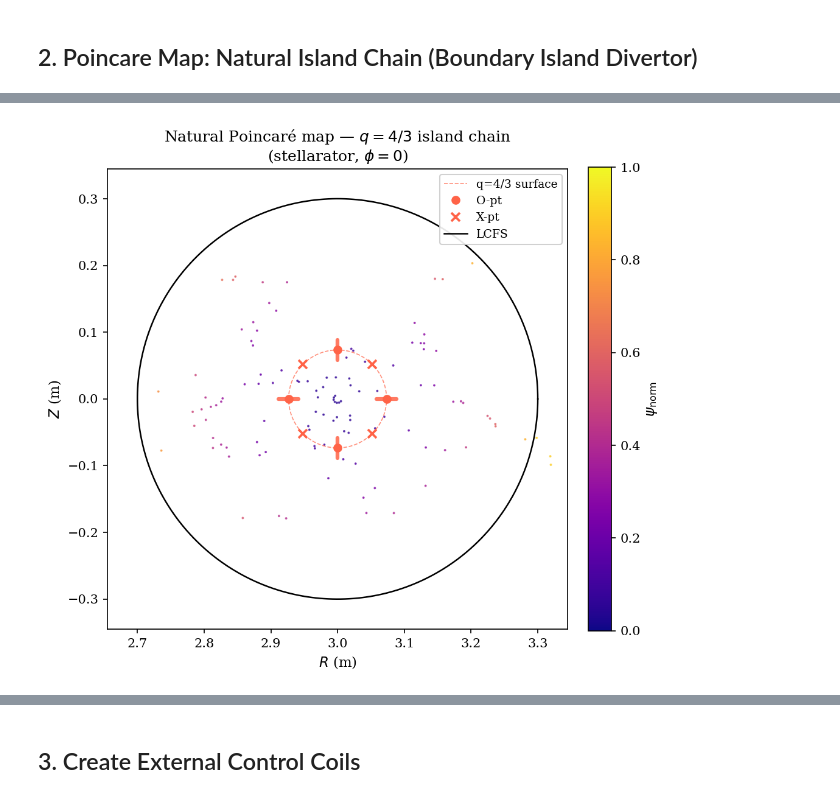
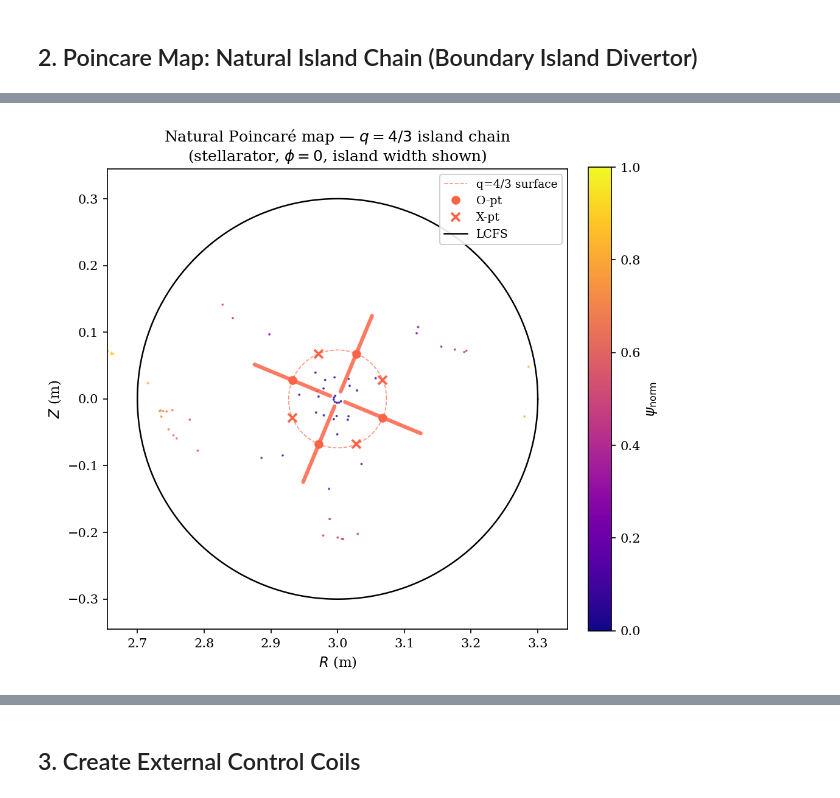
Before and after one commit to WenyinWei/pyna, a Jupyter notebook: notebooks/tutorials/stellarator_island_control.ipynb, the cells around one changed output, grey strips where cells are left out. Saved outputs shown, nothing was run; the diff lists cells and outputs as text; code cells hidden in the pictures.

```diff
--- a/notebooks/tutorials/stellarator_island_control.ipynb
+++ b/notebooks/tutorials/stellarator_island_control.ipynb
@@ -83,30 +107,22 @@ SimpleStellarartor(R0=3.0 m, r0=0.3 m, B0=1.0 T, q=[1.1, 5.0], m_h=4, n_h=3, ε_
 # %% [markdown]
 ## 2. Poincare Map: Natural Island Chain (Boundary Island Divertor)
 # %%
-# Target island: q = 4/3 (exists in the plasma)
-TARGET_M, TARGET_N = 4, 3
+# N_TRANSITS=8 for speed; ~16 field lines around full cross-section + resonance detail
+N_TRANSITS = 8
 
-N_TRANSITS = 8  # tutorial: 8 turns is enough to show island structure
-
-# Radial scan: covers whole plasma cross-section
-R_starts = np.linspace(stella.R0 + 0.02*stella.r0, stella.R0 + 0.93*stella.r0, 10)  # 10 radial lines
+R_starts = np.linspace(stella.R0 + 0.02*stella.r0, stella.R0 + 0.93*stella.r0, 10)
 start_pts_radial = np.column_stack([R_starts, np.zeros(len(R_starts)), np.zeros(len(R_starts))])
-# Near-resonance detail
 start_pts_resonance = stella.start_points_near_resonance(TARGET_M, TARGET_N, n_lines=6, delta_psi=0.06)
 start_pts = np.vstack([start_pts_radial, start_pts_resonance])
 
-print(f'Tracing {len(start_pts)} field lines near q={TARGET_M}/{TARGET_N}...')
+print(f'Tracing {len(start_pts)} field lines, {N_TRANSITS} turns each ...')
 
 section = ToroidalSection(0.0)
 t_max = N_TRANSITS * 2 * np.pi * stella.R0
 
 pmap_natural = poincare_from_fieldlines(
-    stella.field_func,
-    start_pts,
-    sections=[section],
-    t_max=t_max,
-    dt=0.04,
+    stella.field_func, start_pts, sections=[section], t_max=t_max, dt=0.04,
 )
-results_natural = pmap_natural.crossing_array(0)  # shape (N, 3): R, Z, phi
+results_natural = pmap_natural.crossing_array(0)
 print(f'Done. {len(results_natural)} crossings recorded.')
 # %% [output]
@@ -115,43 +131,53 @@ Done. 116 crossings recorded.
 # %%
+# Find resonant components using analytic API (correct O/X positions)
+nat_func_for_rx = _natural_perturbation_func(stella)
+rx_components = find_resonant_components_analytic(
+    stella, nat_func_for_rx, base_m=TARGET_M, base_n=TARGET_N,
+    max_harmonic=2, n_theta=16, n_phi=8
+)
+comp_target = rx_components[0] if rx_components else None
+r_res_target = np.sqrt(comp_target.psi_res) * stella.r0 if comp_target else None
+
 fig, ax = plt.subplots(figsize=(7, 7))
 ax.set_facecolor('white')
 
-# Color scatter by psi_norm
+# Poincare scatter colored by psi_norm
 if len(results_natural) > 0:
     R_pts, Z_pts = results_natural[:, 0], results_natural[:, 1]
     psi_pts = ((R_pts - stella.R0)**2 + Z_pts**2) / stella.r0**2
     psi_norm = np.clip(psi_pts, 0, 1.0)
-    cmap = cm.get_cmap('plasma')
-    colors = cmap(psi_norm * 0.85 + 0.05)
+    colors = cm.get_cmap('plasma')(psi_norm * 0.85 + 0.05)
     ax.scatter(R_pts, Z_pts, s=0.8, c=colors, rasterized=True, alpha=0.7, zorder=2)
 
 # Resonant surface circle
-psi_res_target = stella.resonant_psi(TARGET_M, TARGET_N)[0]
-r_res = np.sqrt(psi_res_target) * stella.r0
 theta_circ = np.linspace(0, 2*np.pi, 300)
-ax.plot(stella.R0 + r_res*np.cos(theta_circ), r_res*np.sin(theta_circ),
-        '--', color='tomato', lw=0.8, alpha=0.7, label=f'q={TARGET_M}/{TARGET_N} surface')
+if r_res_target is not None:
+    ax.plot(stella.R0 + r_res_target*np.cos(theta_circ), r_res_target*np.sin(theta_circ),
+            '--', color='tomato', lw=0.8, alpha=0.7, label=f'q={TARGET_M}/{TARGET_N} surface')
 
-# O/X points at phi=0 plane
-hw = 0.05 * stella.r0
-for k in range(TARGET_M):
-    theta_O = 2*np.pi*k/TARGET_M
-    theta_X = 2*np.pi*k/TARGET_M + np.pi/TARGET_M
-    R_O = stella.R0 + r_res * np.cos(theta_O)
-    Z_O = r_res * np.sin(theta_O)
-    R_X = stella.R0 + r_res * np.cos(theta_X)
-    Z_X = r_res * np.sin(theta_X)
-    ax.plot([stella.R0+(r_res-hw)*np.cos(theta_O), stella.R0+(r_res+hw)*np.cos(theta_O)],
-            [(r_res-hw)*np.sin(theta_O), (r_res+hw)*np.sin(theta_O)],
-            '-', color='tomato', lw=3, alpha=0.85, solid_capstyle='round', zorder=5)
-    ax.plot(R_O, Z_O, 'o', color='tomato', ms=6, zorder=6, label='O-pt' if k==0 else '')
-    ax.plot(R_X, Z_X, 'x', color='tomato', ms=7, mew=1.8, zorder=6, label='X-pt' if k==0 else '')
+# O/X points from analytic island_fixed_points (correct positions)
+if comp_target is not None:
+    pts = island_fixed_points(comp_target.m, comp_target.n, comp_target.b_mn, phi=0.0)
+    theta_O_arr = pts['theta_O'][0]
+    theta_X_arr = pts['theta_X'][0]
+    color = 'tomato'
+    for theta_op in theta_O_arr:
+        r_in  = max(0.005, r_res_target - comp_target.half_width_r)
+        r_out = r_res_target + comp_target.half_width_r
+        ax.plot([stella.R0 + r_in*np.cos(theta_op), stella.R0 + r_out*np.cos(theta_op)],
+                [r_in*np.sin(theta_op), r_out*np.sin(theta_op)],
+                '-', color=color, lw=3.0, alpha=0.85, solid_capstyle='round', zorder=5)
+        ax.plot(stella.R0 + r_res_target*np.cos(theta_op), r_res_target*np.sin(theta_op),
+                'o', color=color, ms=6, zorder=6, label='O-pt' if theta_op == theta_O_arr[0] else '')
+    for theta_xp in theta_X_arr:
+        ax.plot(stella.R0 + r_res_target*np.cos(theta_xp), r_res_target*np.sin(theta_xp),
+                'x', color=color, ms=7, mew=1.8, zorder=6, label='X-pt' if theta_xp == theta_X_arr[0] else '')
+    print(f'Island half-width: {comp_target.half_width_r*100:.2f} cm')
 
 # LCFS
 ax.plot(stella.R0 + stella.r0*np.cos(theta_circ), stella.r0*np.sin(theta_circ),
         'k-', lw=1.2, label='LCFS')
 
-# Colorbar
 sm = plt.cm.ScalarMappable(cmap='plasma', norm=Normalize(0, 1))
 sm.set_array([])
 cbar = plt.colorbar(sm, ax=ax, fraction=0.046, pad=0.04)
@@ -159,10 +185,9 @@ cbar.set_label(r'$\psi_\mathrm{norm}$', fontsize=11)
 
 ax.set_xlim(stella.R0 - 1.15*stella.r0, stella.R0 + 1.15*stella.r0)
 ax.set_ylim(-1.15*stella.r0, 1.15*stella.r0)
-ax.set_xlabel('$R$ (m)', fontsize=11)
-ax.set_ylabel('$Z$ (m)', fontsize=11)
+ax.set_xlabel('$R$ (m)', fontsize=11); ax.set_ylabel('$Z$ (m)', fontsize=11)
 ax.set_title(f'Natural Poincar\u00e9 map \u2014 $q={TARGET_M}/{TARGET_N}$ island chain\n'
-             f'(stellarator, $\\phi=0$)', fontsize=12)
+             f'(stellarator, $\\phi=0$, island width shown)', fontsize=12)
 ax.set_aspect('equal')
 ax.legend(loc='upper right', fontsize=9, framealpha=0.9)
 plt.tight_layout()
@@ -172,2 +200,2 @@ plt.show()
-[figure, old version]
+[figure, new version]
 # %%
```
Also changed, not shown: parts of 16 cells of this notebook.
